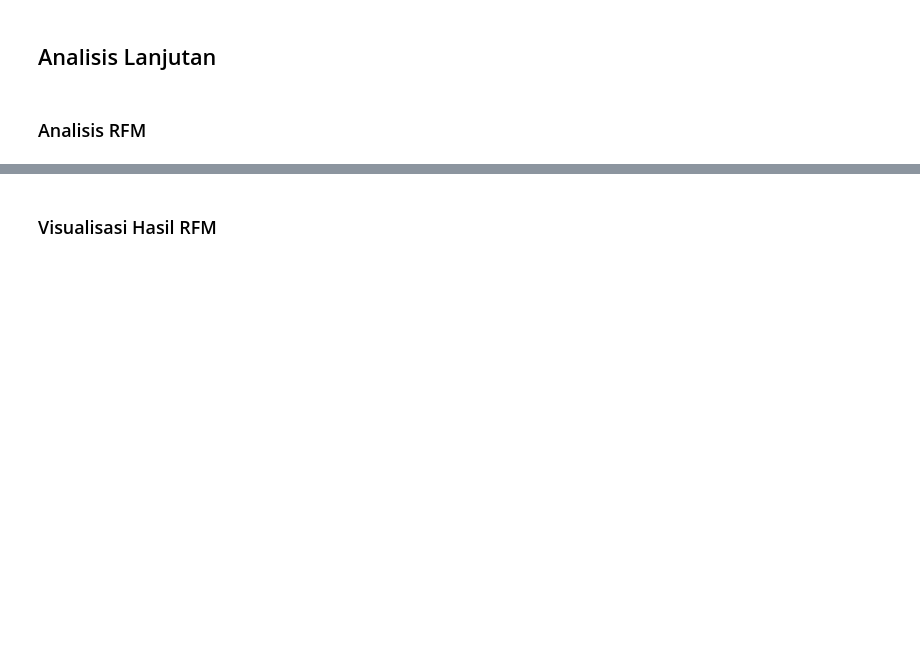
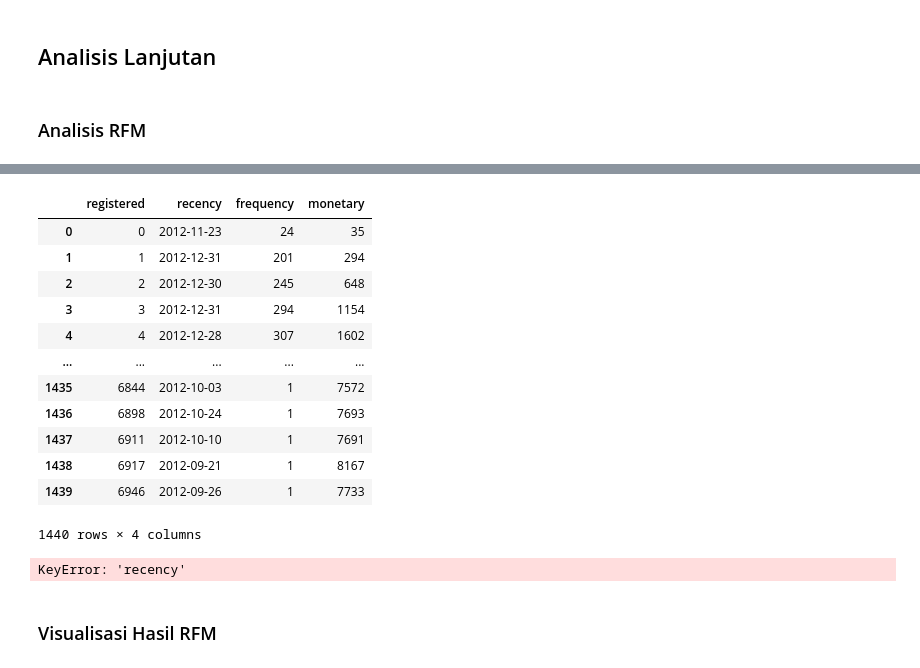
Before and after one commit to danovantaa/Bike-Sharing-Dashboard, a Jupyter notebook: notebook.ipynb, the cells around one changed output, grey strips where cells are left out. Cells and saved outputs as stored; diff of their text form; code cells hidden in the pictures; blank space fills up the shorter version.

```diff
--- a/notebook.ipynb
+++ b/notebook.ipynb
@@ -316,13 +272,29 @@ all_df.to_csv("dashboard/all.csv", index=False)
 # %%
 all_df['dteday'] = pd.to_datetime(all_df['dteday'])
 # %%
-user_rfm = all_df.groupby('registered').agg(
+all_df.groupby('registered').agg(
     recency=('dteday', 'max'),
     frequency=('dteday', 'count'),
     monetary=('cnt', 'sum')
 ).reset_index()
+# %% [output]
+|  | registered | recency | frequency | monetary |
+| 0 | 0 | 2012-11-23 | 24 | 35 |
+| 1 | 1 | 2012-12-31 | 201 | 294 |
+| 2 | 2 | 2012-12-30 | 245 | 648 |
+| 3 | 3 | 2012-12-31 | 294 | 1154 |
+| 4 | 4 | 2012-12-28 | 307 | 1602 |
+| ... | ... | ... | ... | ... |
+| 1435 | 6844 | 2012-10-03 | 1 | 7572 |
+| 1436 | 6898 | 2012-10-24 | 1 | 7693 |
+| 1437 | 6911 | 2012-10-10 | 1 | 7691 |
+| 1438 | 6917 | 2012-09-21 | 1 | 8167 |
+| 1439 | 6946 | 2012-09-26 | 1 | 7733 |
+1440 rows × 4 columns
 # %%
-user_rfm['recency'] = (user_rfm['recency'].max() - user_rfm['recency']).dt.days
+all_df['recency'] = (all_df['recency'].max() - all_df['recency']).dt.days
+# %% [output]
+KeyError: 'recency'
 # %% [markdown]
 ### Visualisasi Hasil RFM
 # %%
```
Also changed, not shown: parts of 33 cells of this notebook, 2 other files.
